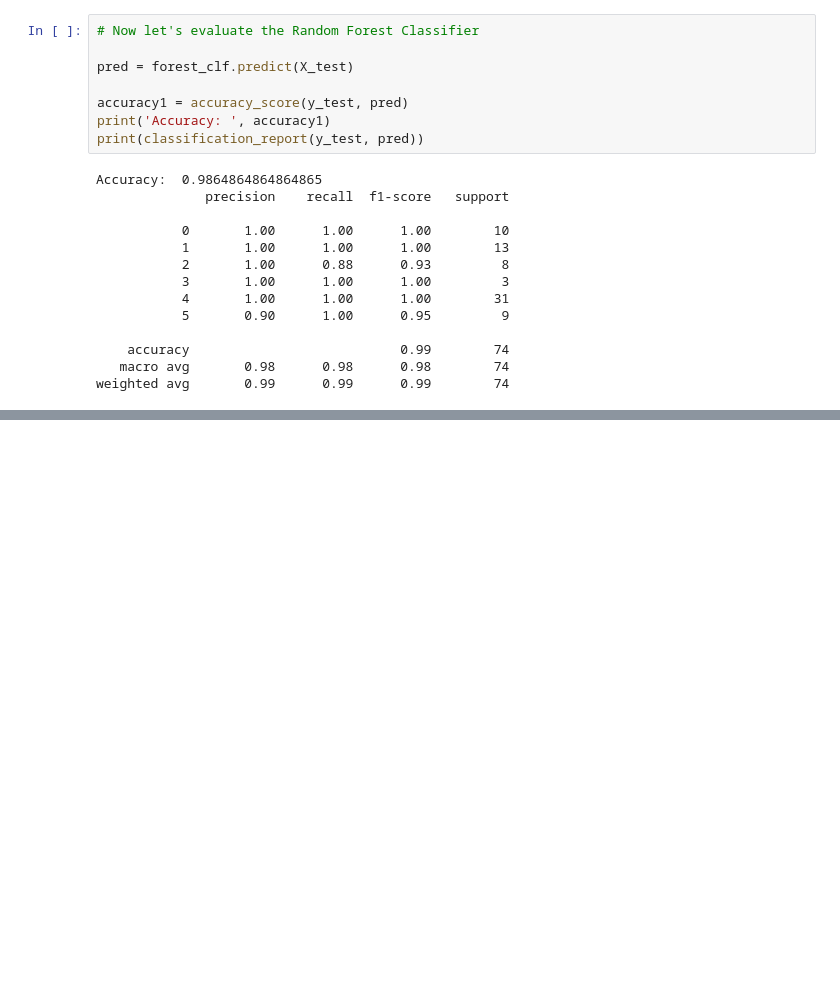
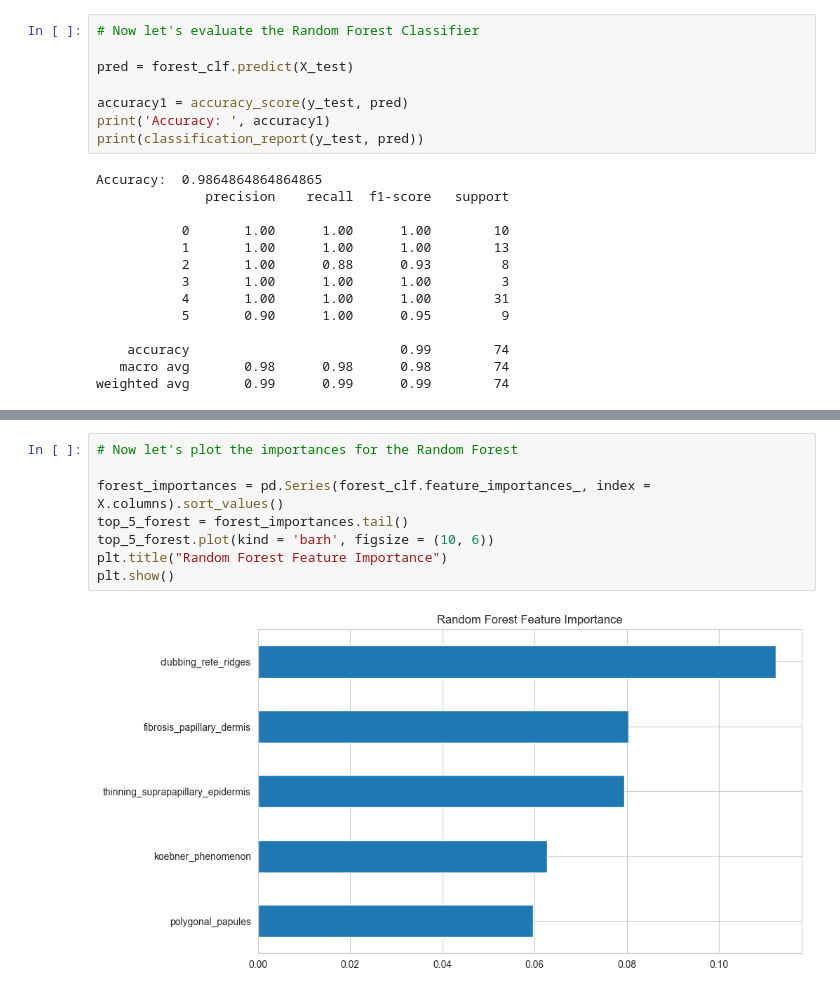
Before and after one commit to pmcelroy4/Multi-Class-Classification---Dermatology-Disease-Prediction, a Jupyter notebook: models/multiclass_classification.ipynb, the cells around one changed output, grey strips where cells are left out. Saved outputs shown, nothing was run; the diff lists cells and outputs as text; blank space fills up the shorter version.

```diff
--- a/models/multiclass_classification.ipynb
+++ b/models/multiclass_classification.ipynb
@@ -376,0 +387,10 @@ weighted avg       0.99      0.99      0.99        74
+# %%
+# Now let's plot the importances for the Random Forest
+
+forest_importances = pd.Series(forest_clf.feature_importances_, index = X.columns).sort_values()
+top_5_forest = forest_importances.tail()
+top_5_forest.plot(kind = 'barh', figsize = (10, 6))
+plt.title("Random Forest Feature Importance")
+plt.show()
+# %% [output]
+[figure, added]
```
Also changed, not shown: parts of 4 cells of this notebook.
